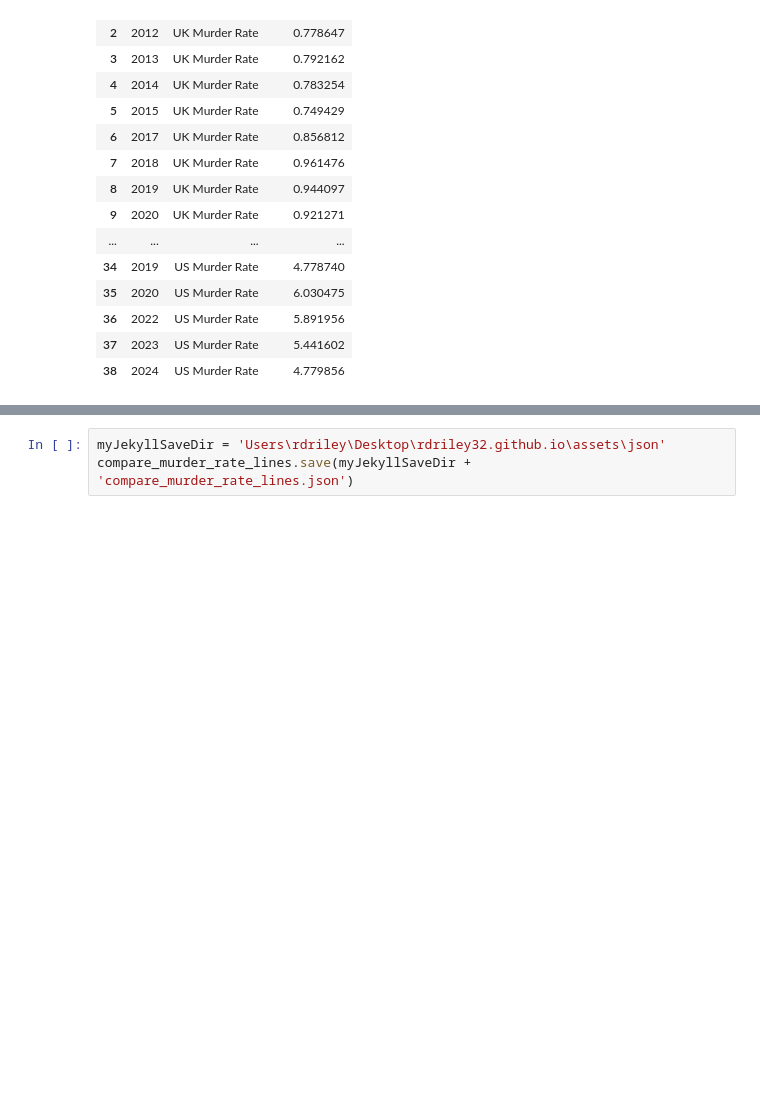
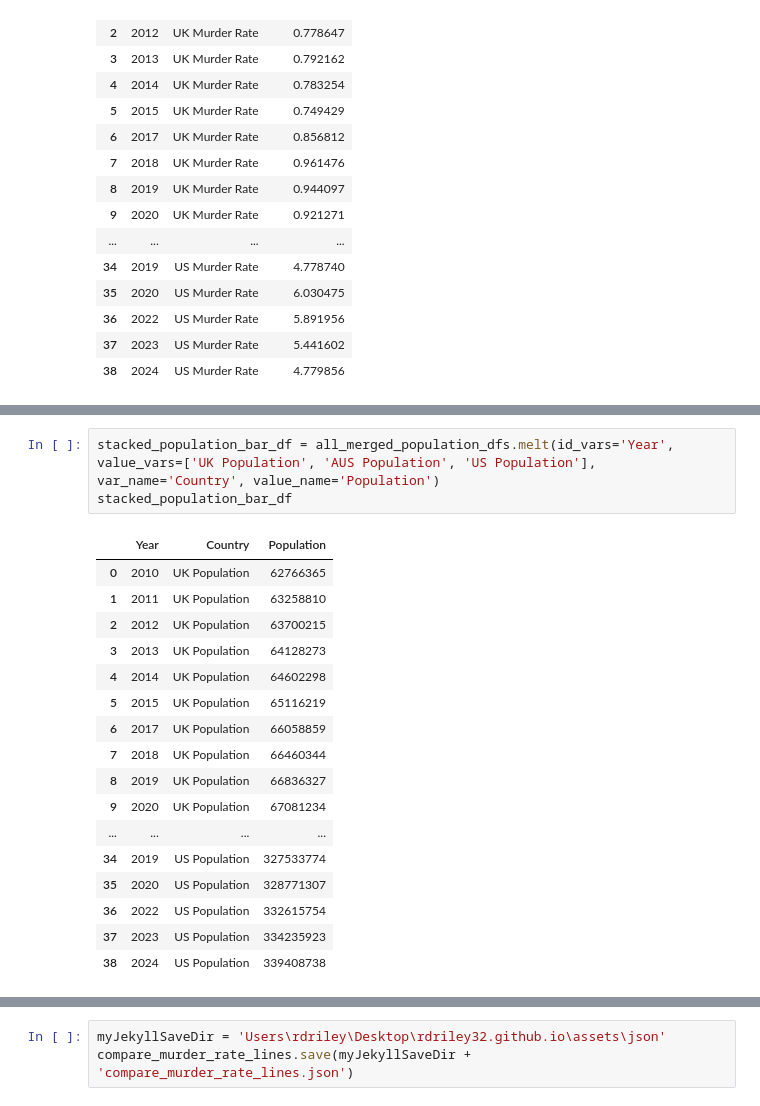
Before and after one commit to rdriley32/rdriley32.github.io, a Jupyter notebook: python_notebooks/Workbook.ipynb, the cells around one changed output, grey strips where cells are left out. Saved outputs shown, nothing was run; the diff lists cells and outputs as text; blank space fills up the shorter version.

```diff
--- a/python_notebooks/Workbook.ipynb
+++ b/python_notebooks/Workbook.ipynb
@@ -211,0 +314,21 @@ us_murder_rate_lines.save(myJekyllSaveDir + 'us_murder_rate_line.json')
+# %%
+stacked_population_bar_df = all_merged_population_dfs.melt(id_vars='Year', value_vars=['UK Population', 'AUS Population', 'US Population'], var_name='Country', value_name='Population')
+stacked_population_bar_df
+# %% [output]
+|  | Year | Country | Population |
+| 0 | 2010 | UK Population | 62766365 |
+| 1 | 2011 | UK Population | 63258810 |
+| 2 | 2012 | UK Population | 63700215 |
+| 3 | 2013 | UK Population | 64128273 |
+| 4 | 2014 | UK Population | 64602298 |
+| 5 | 2015 | UK Population | 65116219 |
+| 6 | 2017 | UK Population | 66058859 |
+| 7 | 2018 | UK Population | 66460344 |
+| 8 | 2019 | UK Population | 66836327 |
+| 9 | 2020 | UK Population | 67081234 |
+| ... | ... | ... | ... |
+| 34 | 2019 | US Population | 327533774 |
+| 35 | 2020 | US Population | 328771307 |
+| 36 | 2022 | US Population | 332615754 |
+| 37 | 2023 | US Population | 334235923 |
+| 38 | 2024 | US Population | 339408738 |
```
Also changed, not shown: parts of 13 cells of this notebook, 3 other files.
